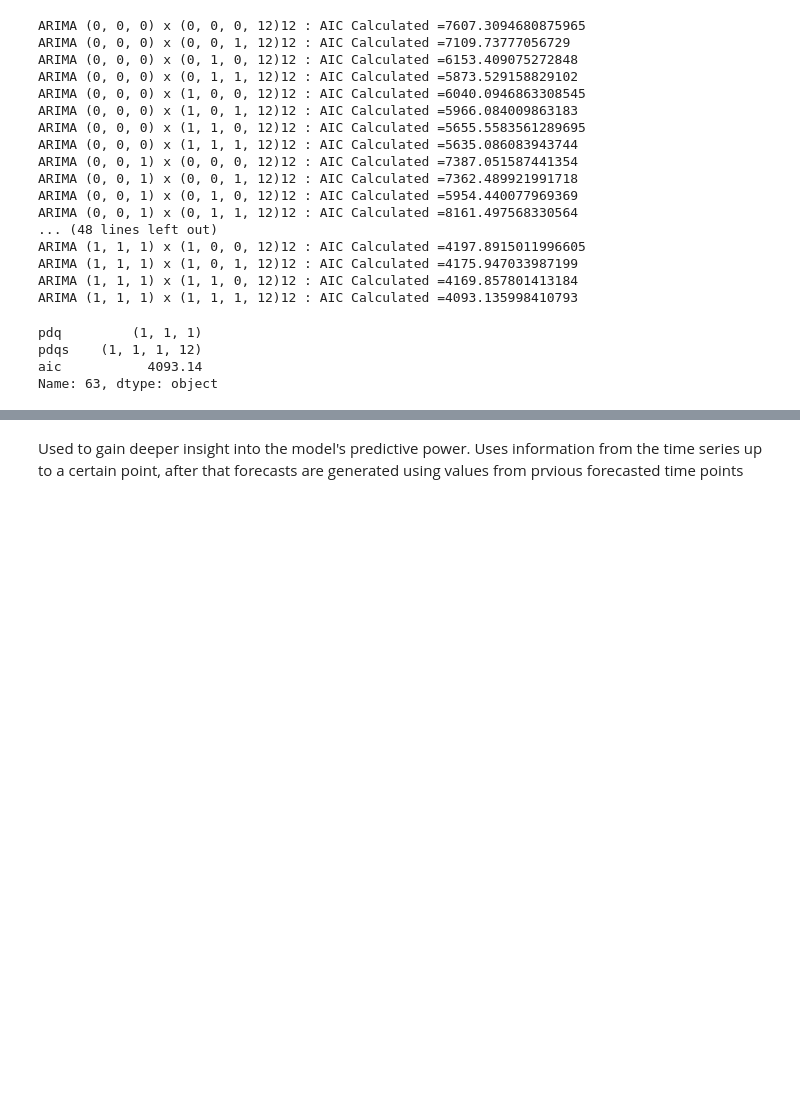
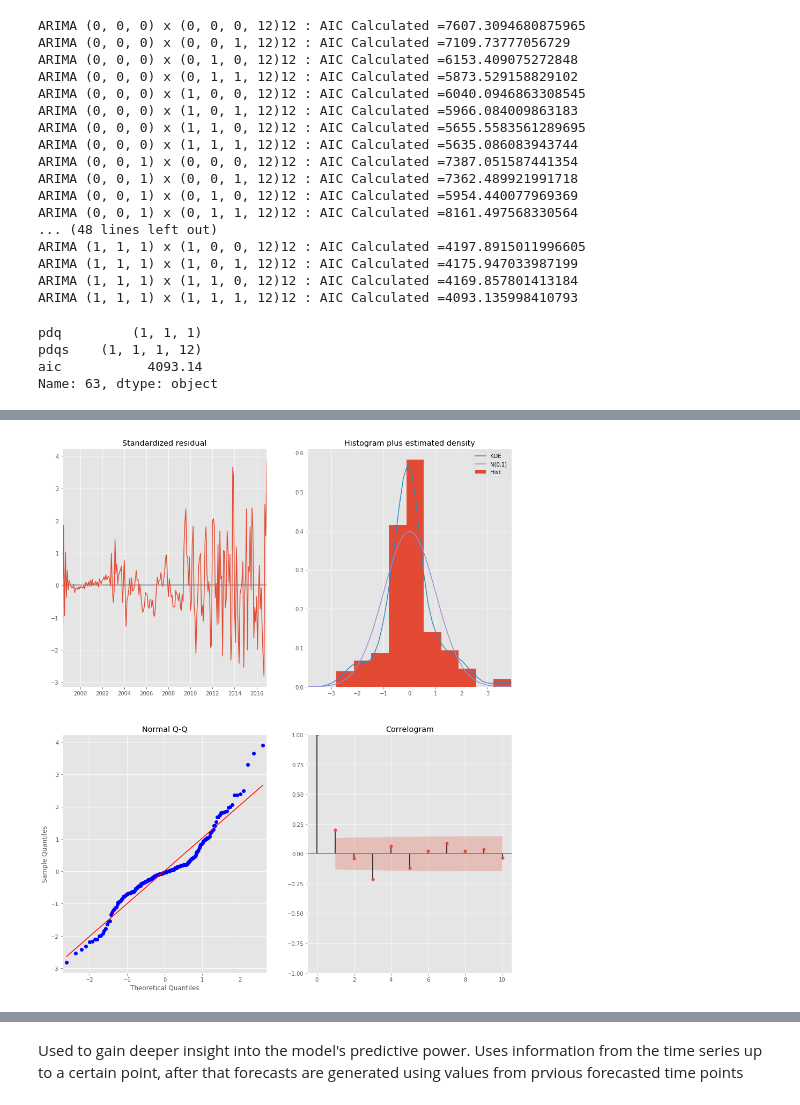
Before and after one commit to taramullin/Time-Series-Analysis_Zillow-Zipcode-Date, a Jupyter notebook: Time Series Analysis - Zillow Zip Codes.ipynb, the cells around one changed output, grey strips where cells are left out. Drawn from its saved outputs; the diff is of its cells as text; code cells hidden in the pictures; blank space fills up the shorter version.

```diff
--- a/Time Series Analysis - Zillow Zip Codes.ipynb
+++ b/Time Series Analysis - Zillow Zip Codes.ipynb
@@ -379,28 +467 @@ NOTE:
 * An overview of Akaike Information Criterion can be viewed [HERE](http://www.statisticshowto.com/akaikes-information-criterion/)
-# %%
-import warnings
-warnings.filterwarnings('ignore')
-import itertools
-import pandas as pd
-import numpy as np
-import statsmodels.api as sm
-import matplotlib.pyplot as plt
-from matplotlib.pylab import rcParams
-plt.style.use('ggplot')
-
-# # Run a grid with pdq and seasonal pdq parameters calculated above and get the best AIC value
-ans = []
-for comb in pdq:
-    for combs in pdqs:
-         try:
-             mod = sm.tsa.statespace.SARIMAX(zip_dict[20001],
-                                             order=comb,
-                                             seasonal_order=combs,
-                                             enforce_stationarity=False,
-                                             enforce_invertibility=False)
-
-             output = mod.fit()
-             ans.append([comb, combs, output.aic])
-             print('ARIMA {} x {}12 : AIC Calculated ={}'.format(comb, combs, output.aic))
-         except:
-             continue
@@ -851,0 +662,11 @@ The Mean Squared Error of our forecasts is 241567280.42
+# %%
+# plug in the parameter values leading to second lowest AIC value into a new SARIMAX model.
+# Fit the model and print results
+ARIMA_MODEL20001_2 = sm.tsa.statespace.SARIMAX(melted20001[:'2016'],
+                                 order=(1, 1, 1),
+                                 seasonal_order=(1, 1, 0, 12),
+                                 enforce_stationarity=False,
+                                 enforce_invertibility=False)
+output20001_2 = ARIMA_MODEL20001_2.fit()
+
+print(output20001_2.summary().tables[1])
@@ -851,0 +688,5 @@ The Mean Squared Error of our forecasts is 241567280.42
+# %%
+output20001_2.plot_diagnostics(figsize=(15, 18))
+plt.show()
+# %% [output]
+[figure, added]
```
Also changed, not shown: parts of 203 cells of this notebook.
